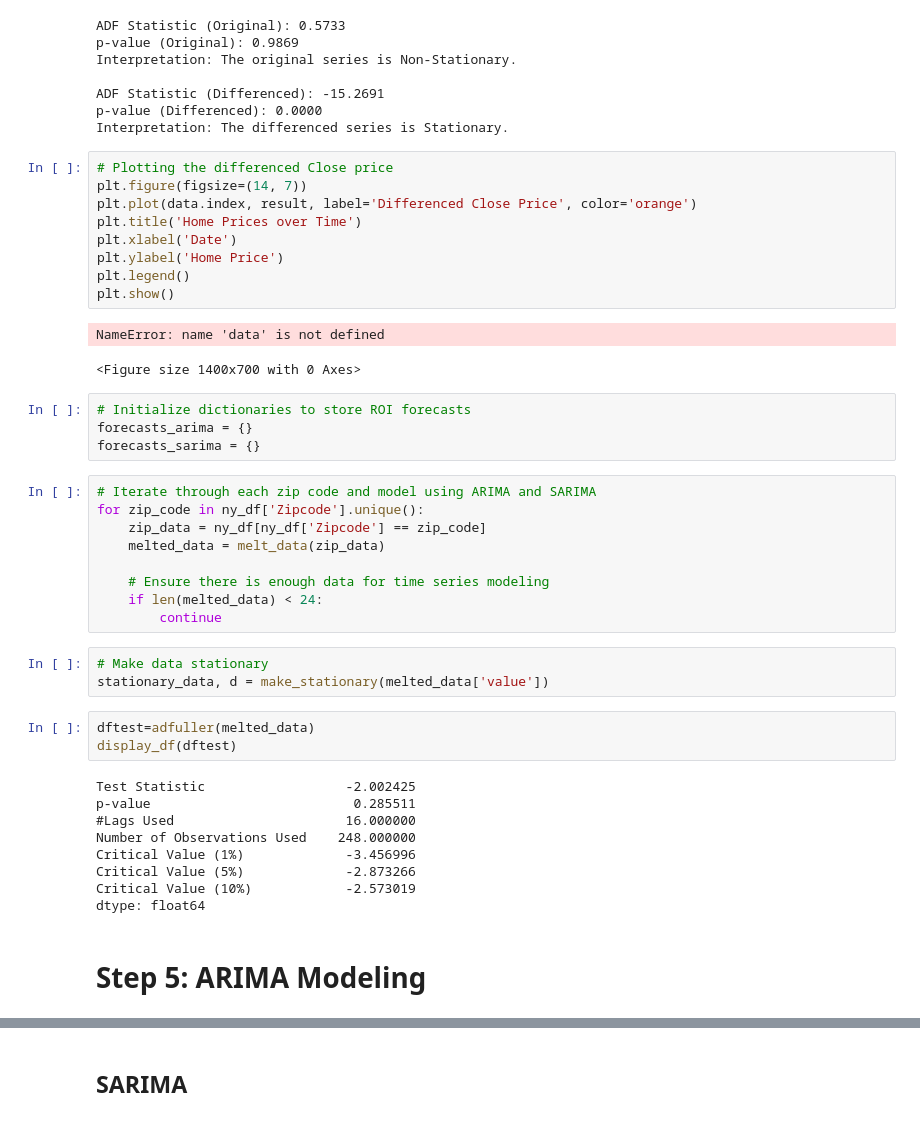
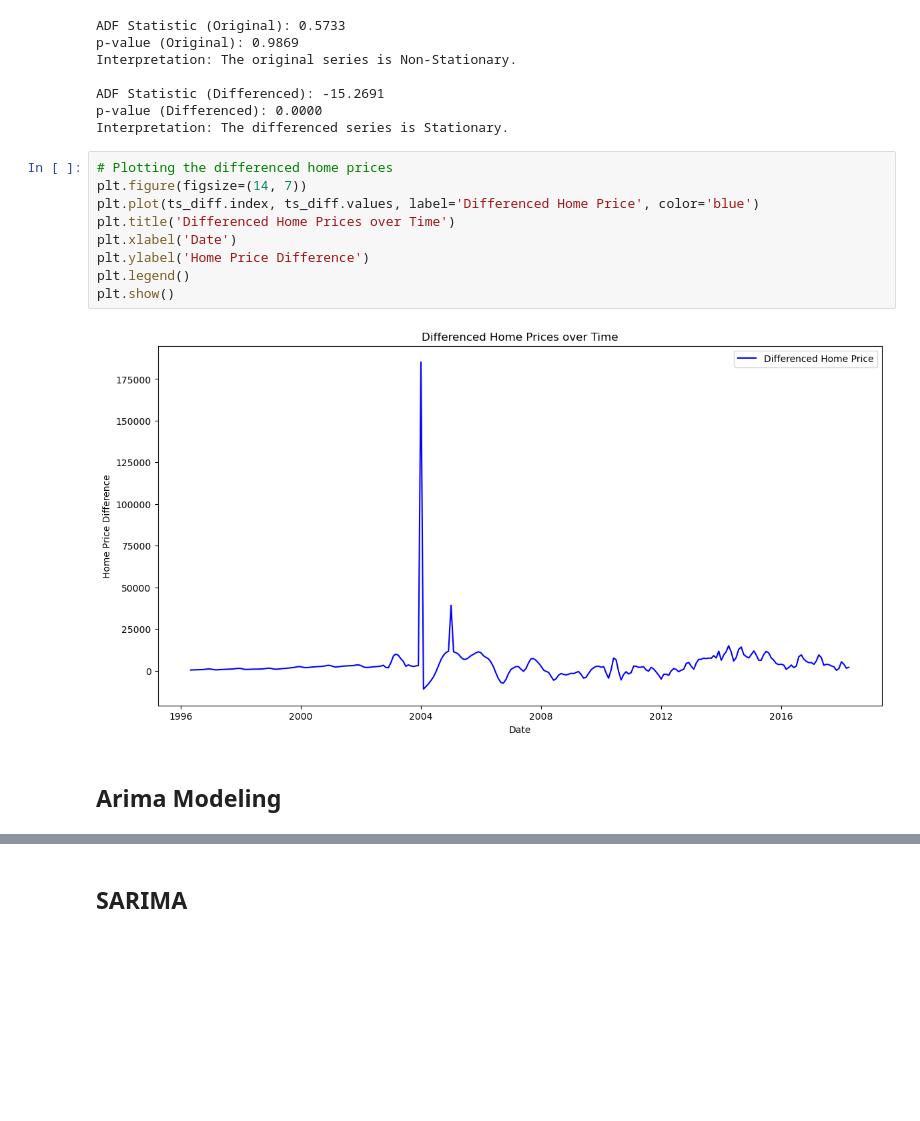
Before and after one commit to hannahdallas/zillow_time_series_model, a Jupyter notebook: notebook.ipynb, the cells around one changed output, grey strips where cells are left out. Saved outputs shown, nothing was run; the diff lists cells and outputs as text; blank space fills up the shorter version.

Commit message:
ARIMA model

```diff
--- a/notebook.ipynb
+++ b/notebook.ipynb
@@ -356,44 +356,15 @@ ADF Statistic (Differenced): -15.2691
 p-value (Differenced): 0.0000
 Interpretation: The differenced series is Stationary.
 # %%
-# Plotting the differenced Close price
+# Plotting the differenced home prices
 plt.figure(figsize=(14, 7))
-plt.plot(data.index, result, label='Differenced Close Price', color='orange')
-plt.title('Home Prices over Time')
+plt.plot(ts_diff.index, ts_diff.values, label='Differenced Home Price', color='blue')
+plt.title('Differenced Home Prices over Time')
 plt.xlabel('Date')
-plt.ylabel('Home Price')
+plt.ylabel('Home Price Difference')
 plt.legend()
 plt.show()
 # %% [output]
-NameError: name 'data' is not defined
-<Figure size 1400x700 with 0 Axes>
+[figure, added]
-# %%
-# Initialize dictionaries to store ROI forecasts
-forecasts_arima = {}
-forecasts_sarima = {}
-# %%
-# Iterate through each zip code and model using ARIMA and SARIMA
-for zip_code in ny_df['Zipcode'].unique():
-    zip_data = ny_df[ny_df['Zipcode'] == zip_code]
-    melted_data = melt_data(zip_data)
-
-    # Ensure there is enough data for time series modeling
-    if len(melted_data) < 24:
-        continue
-# %%
-# Make data stationary
-stationary_data, d = make_stationary(melted_data['value'])
-# %%
-dftest=adfuller(melted_data)
-display_df(dftest)
-# %% [output]
-Test Statistic                  -2.002425
-p-value                          0.285511
-#Lags Used                      16.000000
-Number of Observations Used    248.000000
-Critical Value (1%)             -3.456996
-Critical Value (5%)             -2.873266
-Critical Value (10%)            -2.573019
-dtype: float64
 # %% [markdown]
-# Step 5: ARIMA Modeling
+## Arima Modeling
```
Also changed, not shown: parts of 12 cells of this notebook.
